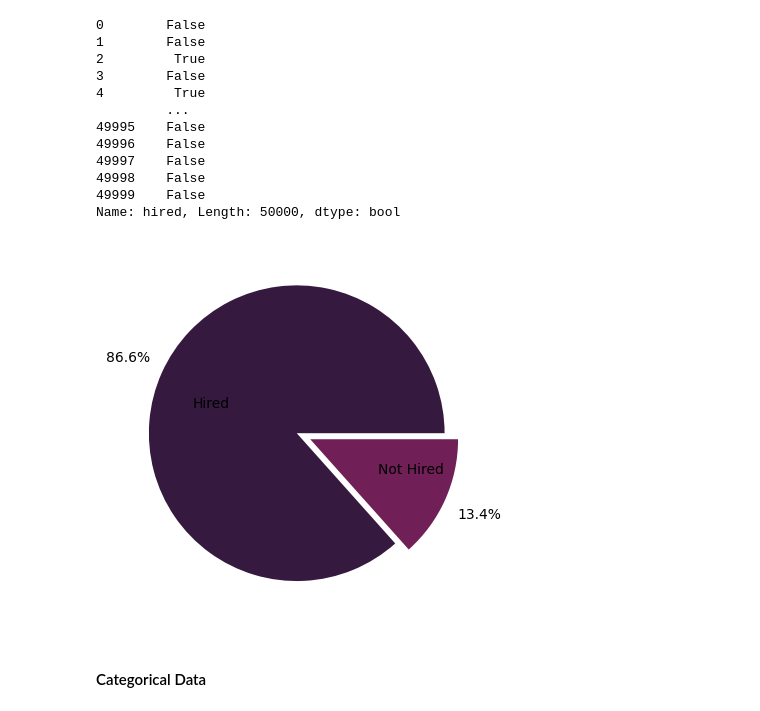
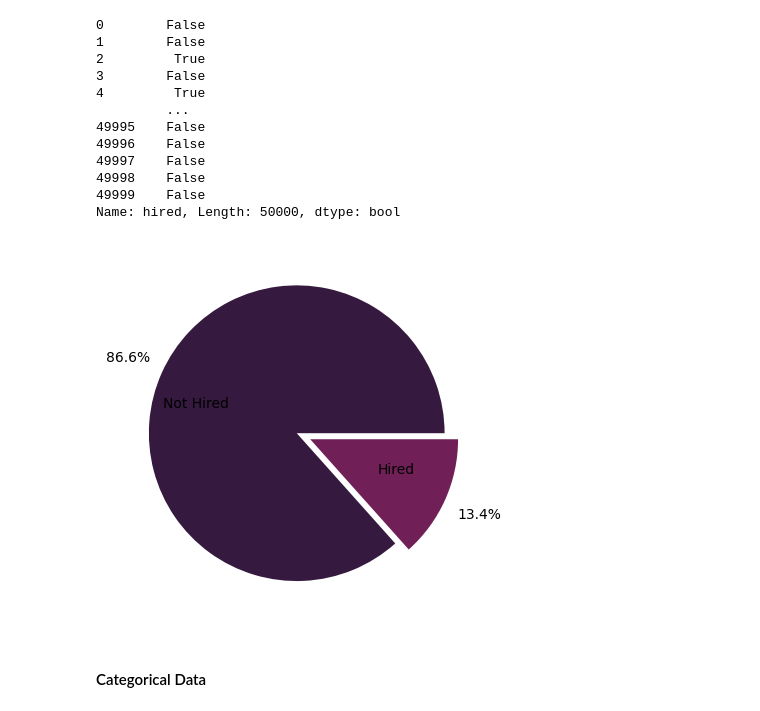
Before and after one commit to GersonYF/etl_workshop_1, a Jupyter notebook: app/EDA.ipynb, the cells around one changed output. Drawn from its saved outputs; the diff is of its cells as text; code cells hidden in the pictures.

Commit message:
Fix wrong label for hires

```diff
--- a/app/EDA.ipynb
+++ b/app/EDA.ipynb
@@ -157,18 +157,19 @@ raw_candidates['hired']
 49999    False
 Name: hired, Length: 50000, dtype: bool
 # %%
+mapping = {0: 'Not Hired', 1: 'Hired'}
 hired_counts = raw_candidates['hired'].value_counts()
-labels = ['Hired', 'Not Hired']
+labels = [mapping[label] for label in hired_counts.index.tolist()]
+
 explode = (0, 0.10)
-
 colors_theme = colors[0:len(labels)]
 
 _, ax = plt.subplots()
 ax.pie(hired_counts, labels=labels, autopct='%1.1f%%',
        pctdistance=1.25, labeldistance=.5, explode=explode, colors=colors_theme)
 plt.show()
 # %% [output]
-[figure, old version]
+[figure, new version]
 # %% [markdown]
 #### Categorical Data
 # %% [markdown]
```
